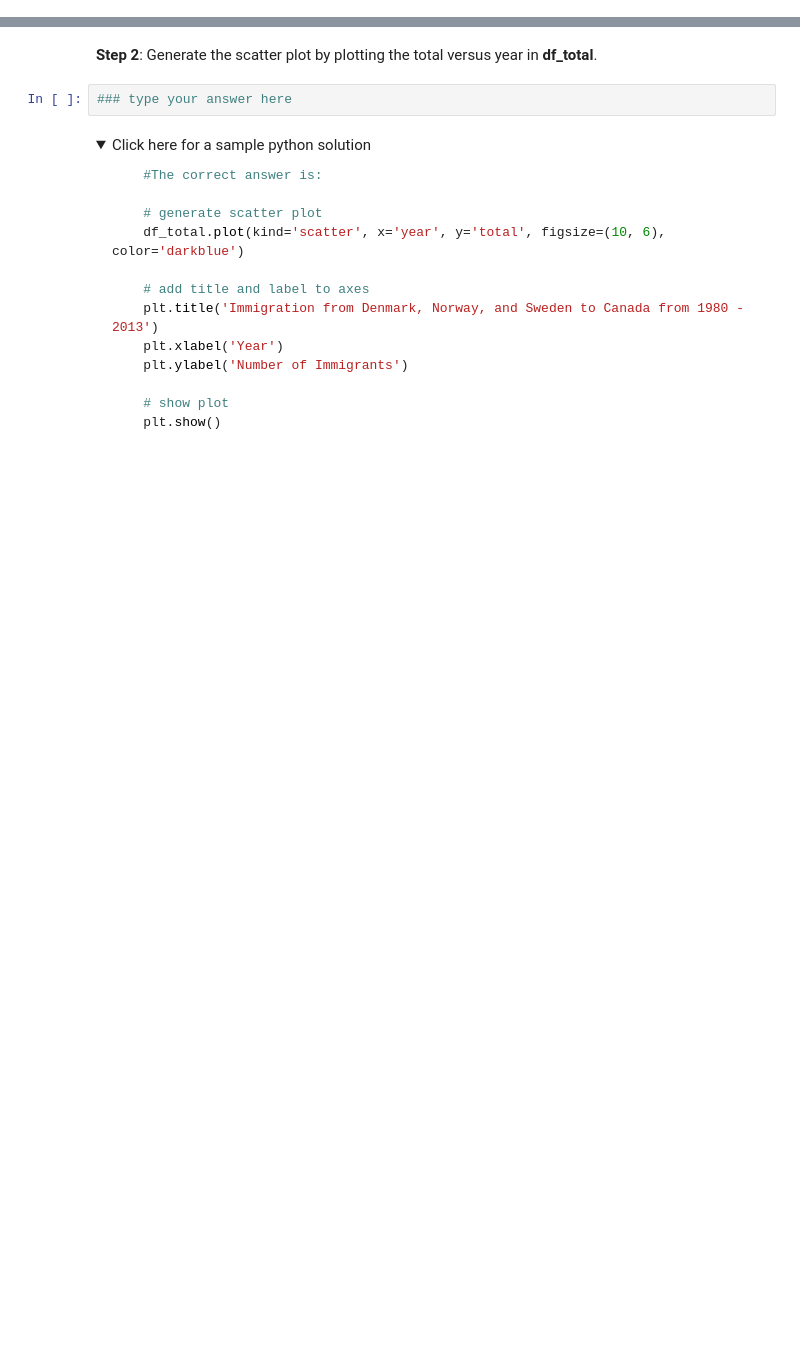
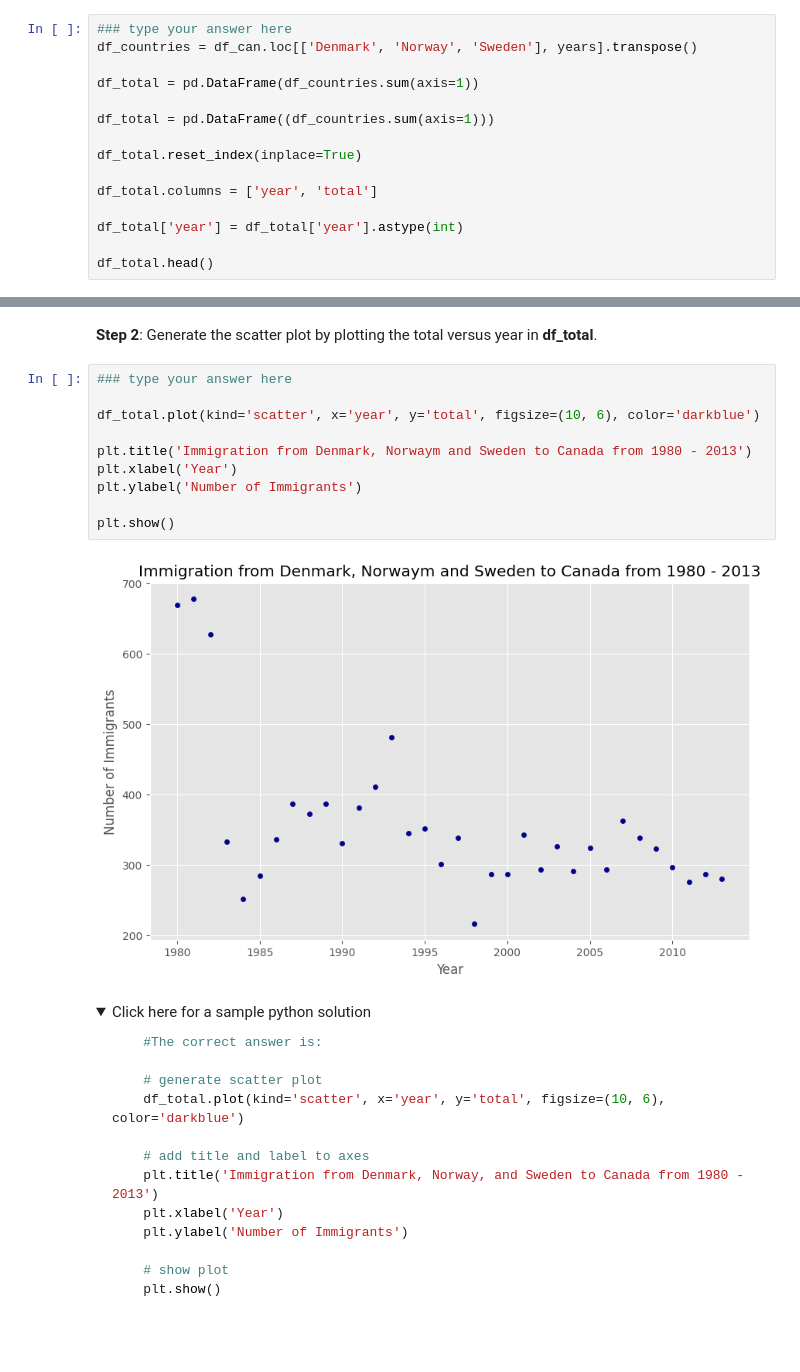
Before and after one commit to joaquimatheus/ml_roadmap, a Jupyter notebook: data_science/jupyter/data_vis/DV0101EN-Exercise-Pie-Charts-Box-Plots-Scatter-Plots-and-Bubble-Plots.ipynb, the cells around one changed output, grey strips where cells are left out. Drawn from its saved outputs; the diff is of its cells as text; folded sections open; blank space fills up the shorter version.

```diff
--- a/data_science/jupyter/data_vis/DV0101EN-Exercise-Pie-Charts-Box-Plots-Scatter-Plots-and-Bubble-Plots.ipynb
+++ b/data_science/jupyter/data_vis/DV0101EN-Exercise-Pie-Charts-Box-Plots-Scatter-Plots-and-Bubble-Plots.ipynb
@@ -599,0 +771,15 @@ As a side note, we can observe that immigration took a dip around 1993 - 1997. F
+# %%
+### type your answer here
+df_countries = df_can.loc[['Denmark', 'Norway', 'Sweden'], years].transpose()
+
+df_total = pd.DataFrame(df_countries.sum(axis=1))
+
+df_total = pd.DataFrame((df_countries.sum(axis=1)))
+
+df_total.reset_index(inplace=True)
+
+df_total.columns = ['year', 'total']
+
+df_total['year'] = df_total['year'].astype(int)
+
+df_total.head()
@@ -627,8 +820,18 @@ As a side note, we can observe that immigration took a dip around 1993 - 1997. F
 </details>
 # %% [markdown]
 **Step 2**: Generate the scatter plot by plotting the total versus year in **df_total**.
-# %%
-### type your answer here
+# %%
+### type your answer here
+
+df_total.plot(kind='scatter', x='year', y='total', figsize=(10, 6), color='darkblue')
+
+plt.title('Immigration from Denmark, Norwaym and Sweden to Canada from 1980 - 2013')
+plt.xlabel('Year')
+plt.ylabel('Number of Immigrants')
+
+plt.show()
+# %% [output]
+[figure, added]
 # %% [markdown]
 <details><summary>Click here for a sample python solution</summary>
 
```
Also changed, not shown: parts of 32 cells of this notebook.
